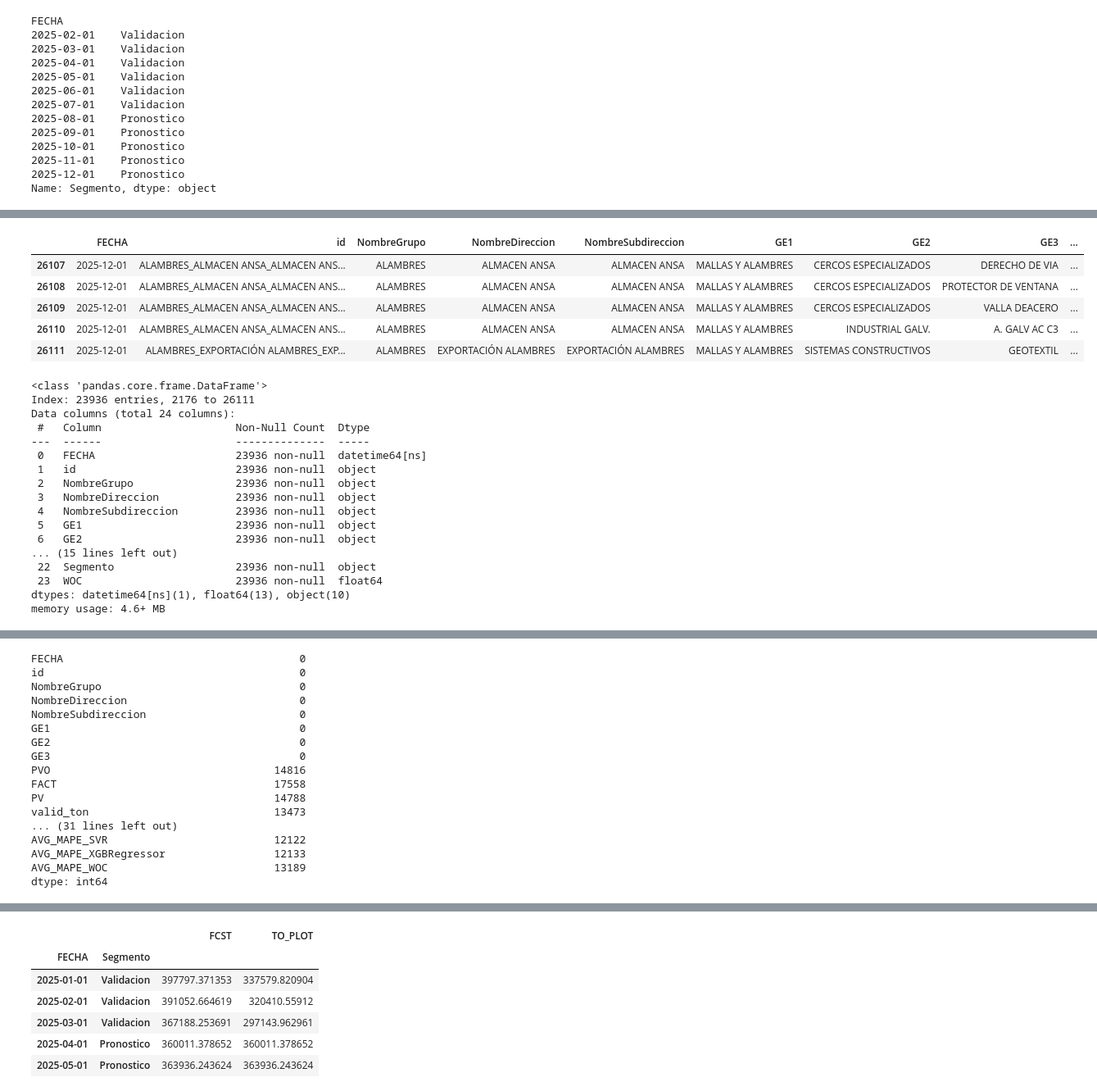
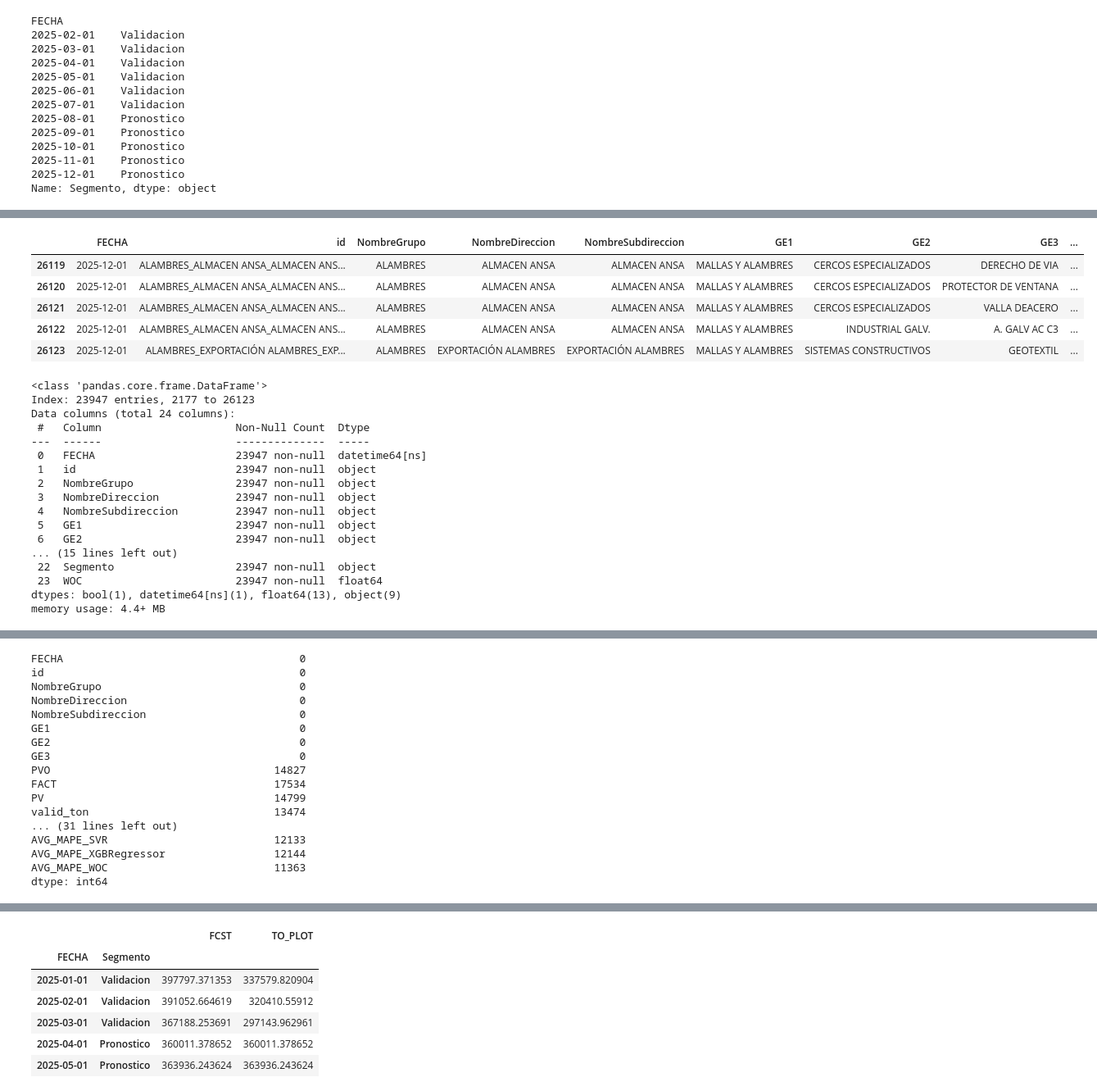
Before and after one commit to adojedar/demanda2, a Jupyter notebook: POP_BQ.ipynb, the cells around one changed output, grey strips where cells are left out. Shown: that part at 82% size. Cells and saved outputs as stored; diff of their text form; code cells hidden in the pictures.

```diff
--- a/POP_BQ.ipynb
+++ b/POP_BQ.ipynb
@@ -32,12 +32,12 @@ pd.set_option('display.max_columns', None)
 os.environ["GOOGLE_APPLICATION_CREDENTIALS"] = "..\\..\\bd\\0_docs\\datahub-deacero-adojeda.json"
 
 # Crear date_today como el primer día del mes actual
-now = datetime.now() - relativedelta(days= 3)
+now = datetime.now() - relativedelta(days= 4)
 
 date_today = datetime(now.year, now.month, 1)
 
 # Crear date_last_6m como seis meses antes de date_today
-date_last_6m = date_today - relativedelta(months=5)
+date_last_6m = date_today - relativedelta(months=6)
 
 # Crear date_forecas como seis meses después de date_today
 date_forecas = date_today + relativedelta(months=6)
@@ -127,7 +81,7 @@ consulta = query_str
 
 query = client.query(consulta)
 
-forecast = query.to_dataframe(create_bqstorage_client=True)
+forecast = query.to_dataframe()
 
 forecast.sort_index(inplace=True, ascending=True)
 
@@ -140,8 +94,6 @@ forecast["Y_PRONOSTICOS"] = forecast["Y_PRONOSTICOS"].astype(float)
 forecast["Y_TEST"] = forecast["Y_TEST"].astype(float)
 
 print(forecast.FECHA.value_counts().sort_index().tail(5))
-
-forecast.groupby("FECHA").apply(lambda x: x.isna().sum().div(8))
 # %% [output]
 FECHA
 2025-10-01    4184
@@ -457,7 +347,7 @@ Name: Segmento, dtype: object
 display(df.isna().sum())
 
 # imputamos 0s
-df = df.fillna(0, inplace=False)
+df.fillna(0, inplace=True)
 
 df.tail()
 # %% [output]
@@ -480,29 +370,29 @@ WOC                              0
 dtype: int64
 |  | FECHA | id | NombreGrupo | NombreDireccion | NombreSubdireccion | GE1 | GE2 | GE3 | ... |
-| 26107 | 2025-12-01 | ALAMBRES_ALMACEN ANSA_ALMACEN ANS... | ALAMBRES | ALMACEN ANSA | ALMACEN ANSA | MALLAS Y ALAMBRES | CERCOS ESPECIALIZADOS | DERECHO DE VIA | ... |
-| 26108 | 2025-12-01 | ALAMBRES_ALMACEN ANSA_ALMACEN ANS... | ALAMBRES | ALMACEN ANSA | ALMACEN ANSA | MALLAS Y ALAMBRES | CERCOS ESPECIALIZADOS | PROTECTOR DE VENTANA | ... |
-| 26109 | 2025-12-01 | ALAMBRES_ALMACEN ANSA_ALMACEN ANS... | ALAMBRES | ALMACEN ANSA | ALMACEN ANSA | MALLAS Y ALAMBRES | CERCOS ESPECIALIZADOS | VALLA DEACERO | ... |
-| 26110 | 2025-12-01 | ALAMBRES_ALMACEN ANSA_ALMACEN ANS... | ALAMBRES | ALMACEN ANSA | ALMACEN ANSA | MALLAS Y ALAMBRES | INDUSTRIAL GALV. | A. GALV AC C3 | ... |
-| 26111 | 2025-12-01 | ALAMBRES_EXPORTACIÓN ALAMBRES_EXP... | ALAMBRES | EXPORTACIÓN ALAMBRES | EXPORTACIÓN ALAMBRES | MALLAS Y ALAMBRES | SISTEMAS CONSTRUCTIVOS | GEOTEXTIL | ... |
+| 26119 | 2025-12-01 | ALAMBRES_ALMACEN ANSA_ALMACEN ANS... | ALAMBRES | ALMACEN ANSA | ALMACEN ANSA | MALLAS Y ALAMBRES | CERCOS ESPECIALIZADOS | DERECHO DE VIA | ... |
+| 26120 | 2025-12-01 | ALAMBRES_ALMACEN ANSA_ALMACEN ANS... | ALAMBRES | ALMACEN ANSA | ALMACEN ANSA | MALLAS Y ALAMBRES | CERCOS ESPECIALIZADOS | PROTECTOR DE VENTANA | ... |
+| 26121 | 2025-12-01 | ALAMBRES_ALMACEN ANSA_ALMACEN ANS... | ALAMBRES | ALMACEN ANSA | ALMACEN ANSA | MALLAS Y ALAMBRES | CERCOS ESPECIALIZADOS | VALLA DEACERO | ... |
+| 26122 | 2025-12-01 | ALAMBRES_ALMACEN ANSA_ALMACEN ANS... | ALAMBRES | ALMACEN ANSA | ALMACEN ANSA | MALLAS Y ALAMBRES | INDUSTRIAL GALV. | A. GALV AC C3 | ... |
+| 26123 | 2025-12-01 | ALAMBRES_EXPORTACIÓN ALAMBRES_EXP... | ALAMBRES | EXPORTACIÓN ALAMBRES | EXPORTACIÓN ALAMBRES | MALLAS Y ALAMBRES | SISTEMAS CONSTRUCTIVOS | GEOTEXTIL | ... |
 # %%
 df.info()
 # %% [output]
 <class 'pandas.core.frame.DataFrame'>
-Index: 23936 entries, 2176 to 26111
+Index: 23947 entries, 2177 to 26123
 Data columns (total 24 columns):
  #   Column                     Non-Null Count  Dtype
 ---  ------                     --------------  -----
- 0   FECHA                      23936 non-null  datetime64[ns]
- 1   id                         23936 non-null  object
- 2   NombreGrupo                23936 non-null  object
- 3   NombreDireccion            23936 non-null  object
- 4   NombreSubdireccion         23936 non-null  object
- 5   GE1                        23936 non-null  object
- 6   GE2                        23936 non-null  object
+ 0   FECHA                      23947 non-null  datetime64[ns]
+ 1   id                         23947 non-null  object
+ 2   NombreGrupo                23947 non-null  object
+ 3   NombreDireccion            23947 non-null  object
+ 4   NombreSubdireccion         23947 non-null  object
+ 5   GE1                        23947 non-null  object
+ 6   GE2                        23947 non-null  object
 ... (15 lines left out)
- 22  Segmento                   23936 non-null  object
- 23  WOC                        23936 non-null  float64
-dtypes: datetime64[ns](1), float64(13), object(10)
-memory usage: 4.6+ MB
+ 22  Segmento                   23947 non-null  object
+ 23  WOC                        23947 non-null  float64
+dtypes: bool(1), datetime64[ns](1), float64(13), object(9)
+memory usage: 4.4+ MB
 # %%
 cols2mape = df.columns [df.dtypes == float].to_list()
@@ -576,14 +464,14 @@ NombreSubdireccion                        0
 GE1                                       0
 GE2                                       0
 GE3                                       0
-PVO                                   14816
-FACT                                  17558
-PV                                    14788
-valid_ton                             13473
+PVO                                   14827
+FACT                                  17534
+PV                                    14799
+valid_ton                             13474
 ... (31 lines left out)
-AVG_MAPE_SVR                          12122
-AVG_MAPE_XGBRegressor                 12133
-AVG_MAPE_WOC                          13189
+AVG_MAPE_SVR                          12133
+AVG_MAPE_XGBRegressor                 12144
+AVG_MAPE_WOC                          11363
 dtype: int64
 # %%
 avg_mape_cols = df.columns[df.columns.str.contains("AVG_MAPE_")]
```
Also changed, not shown: parts of 17 cells of this notebook.
